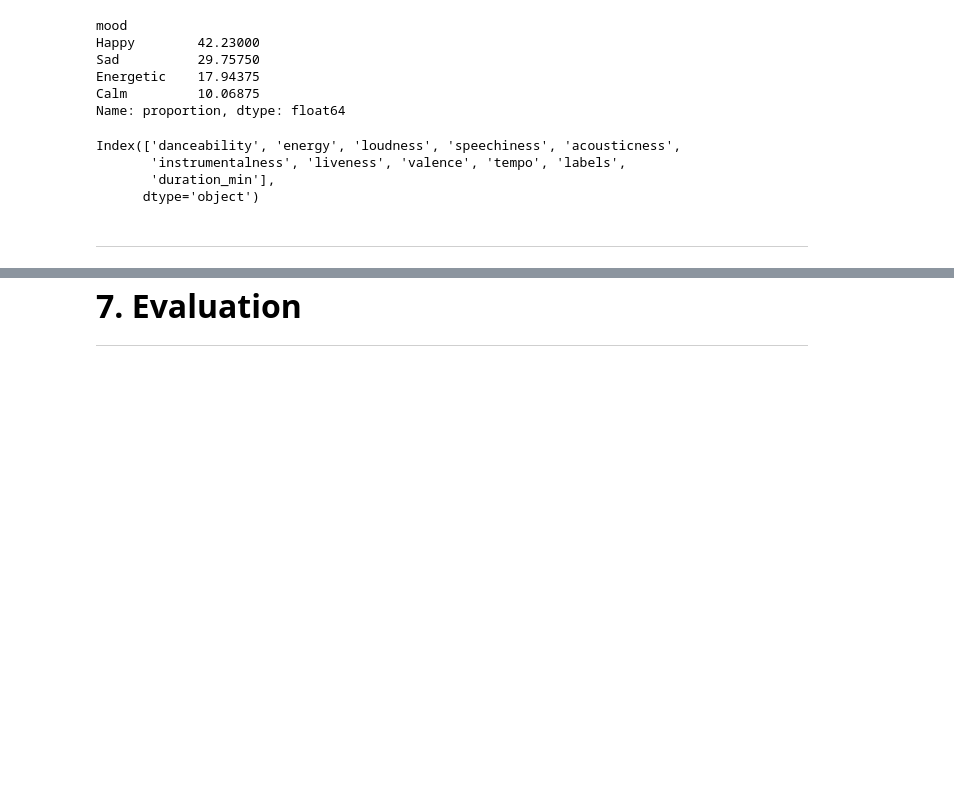
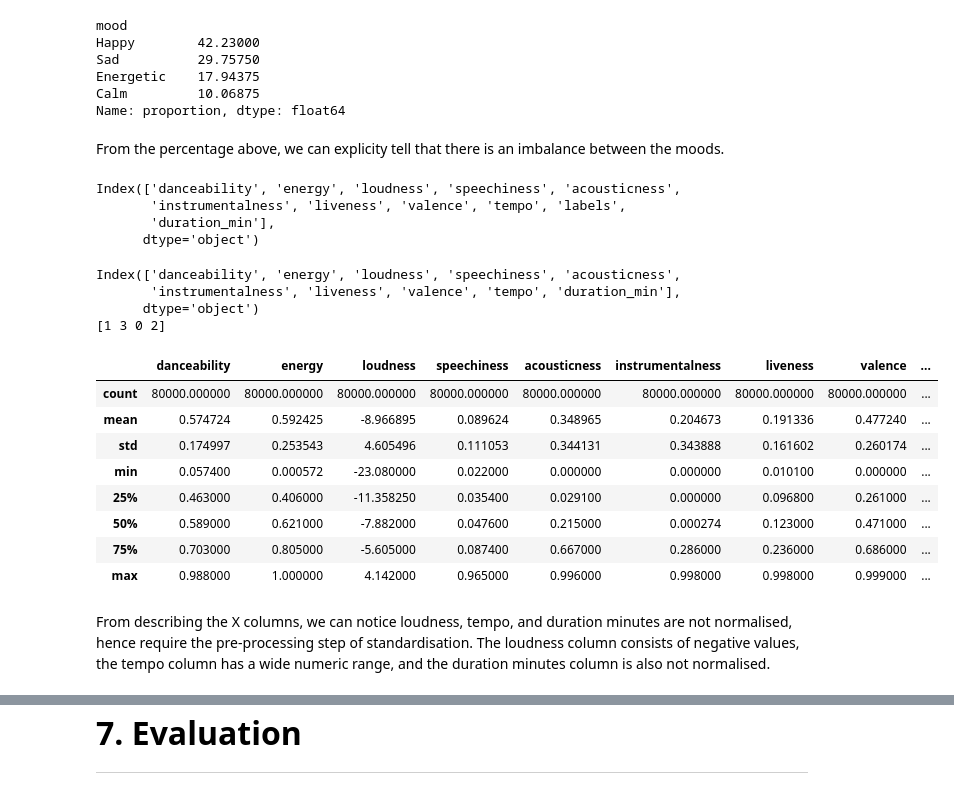
Before and after one commit to veenaledi/DS-Capstone-Project, a Jupyter notebook: Music.ipynb, the cells around one changed output, grey strips where cells are left out. Saved outputs shown, nothing was run; the diff lists cells and outputs as text; code cells hidden in the pictures; blank space fills up the shorter version.

```diff
--- a/Music.ipynb
+++ b/Music.ipynb
@@ -605,6 +605,8 @@ Sad          29.75750
 Energetic    17.94375
 Calm         10.06875
 Name: proportion, dtype: float64
+# %% [markdown]
+From the percentage above, we can explicity tell that there is an imbalance between the moods.
 # %%
 # Dropping the columns that are not neceessary
 music_df = music_df.drop(columns=['Unnamed: 0.1', 'Unnamed: 0', 'duration (ms)', 'spec_rate', 'uri', 'mood'])
@@ -616,5 +618,27 @@ Index(['danceability', 'energy', 'loudness', 'speechiness', 'acousticness',
       dtype='object')
 # %%
 # Defining the X and y for train test split
+X = music_df.drop(columns=['labels'])
+y = music_df['labels']
+
+print(X.columns)
+print(y.unique())
+# %% [output]
+Index(['danceability', 'energy', 'loudness', 'speechiness', 'acousticness',
+       'instrumentalness', 'liveness', 'valence', 'tempo', 'duration_min'],
+      dtype='object')
+[1 3 0 2]
-# %% [markdown]
----
+# %%
+X.describe()
+# %% [output]
+|  | danceability | energy | loudness | speechiness | acousticness | instrumentalness | liveness | valence | ... |
+| count | 80000.000000 | 80000.000000 | 80000.000000 | 80000.000000 | 80000.000000 | 80000.000000 | 80000.000000 | 80000.000000 | ... |
+| mean | 0.574724 | 0.592425 | -8.966895 | 0.089624 | 0.348965 | 0.204673 | 0.191336 | 0.477240 | ... |
+| std | 0.174997 | 0.253543 | 4.605496 | 0.111053 | 0.344131 | 0.343888 | 0.161602 | 0.260174 | ... |
+| min | 0.057400 | 0.000572 | -23.080000 | 0.022000 | 0.000000 | 0.000000 | 0.010100 | 0.000000 | ... |
+| 25% | 0.463000 | 0.406000 | -11.358250 | 0.035400 | 0.029100 | 0.000000 | 0.096800 | 0.261000 | ... |
+| 50% | 0.589000 | 0.621000 | -7.882000 | 0.047600 | 0.215000 | 0.000274 | 0.123000 | 0.471000 | ... |
+| 75% | 0.703000 | 0.805000 | -5.605000 | 0.087400 | 0.667000 | 0.286000 | 0.236000 | 0.686000 | ... |
+| max | 0.988000 | 1.000000 | 4.142000 | 0.965000 | 0.996000 | 0.998000 | 0.998000 | 0.999000 | ... |
+# %% [markdown]
+From describing the X columns, we can notice loudness, tempo, and duration minutes are not normalised, hence require the pre-processing step of standardisation. The loudness column consists of negative values, the tempo column has a wide numeric range, and the duration minutes column is also not normalised.
```
Also changed, not shown: parts of 9 cells of this notebook.
